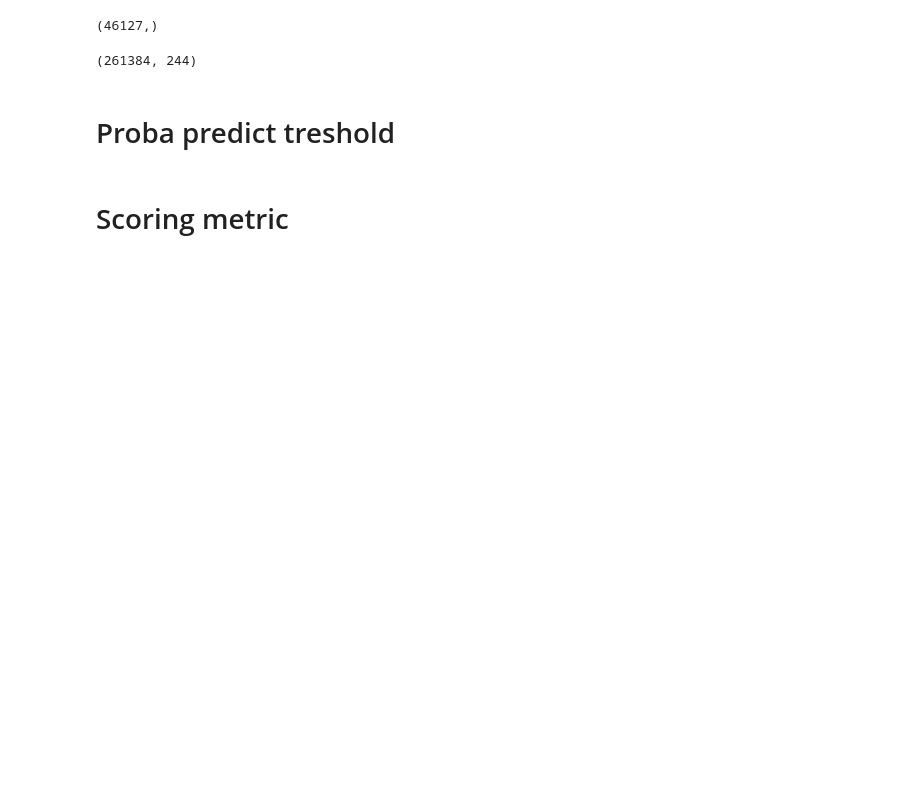
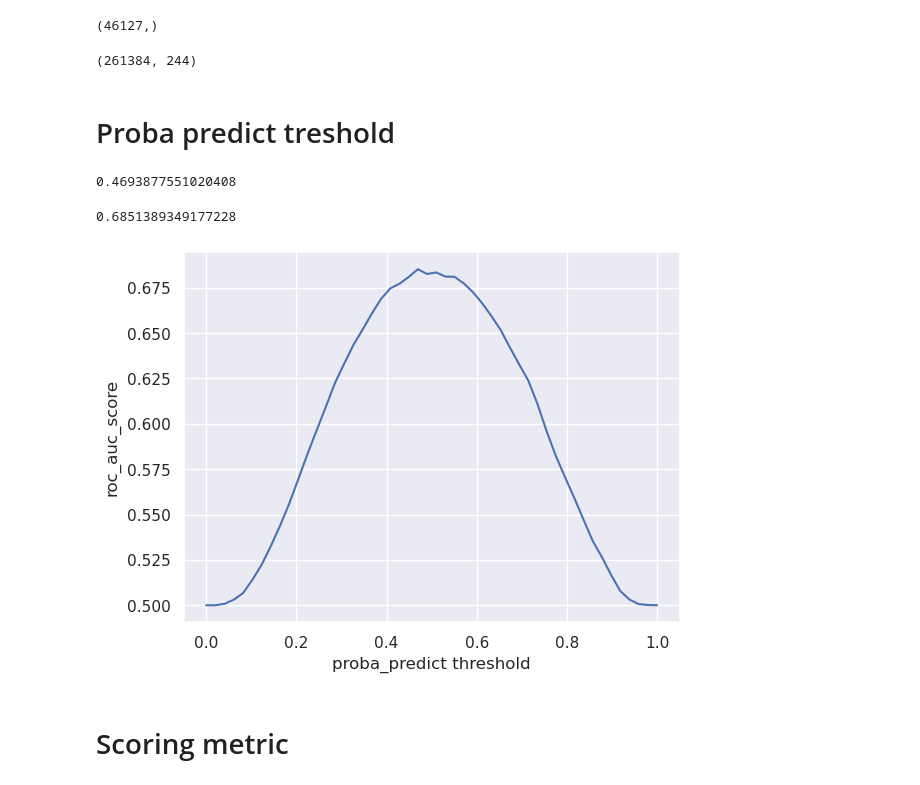
Before and after one commit to carlgennetais/P7_scoring_ML, a Jupyter notebook: notebooks/P7_04_modeling-pipeline.ipynb, the cells around one changed output. Cells and saved outputs as stored; diff of their text form; code cells hidden in the pictures; blank space fills up the shorter version.

Commit message:
manual mlflow tracking and added proba_predict threshold plot

```diff
--- a/notebooks/P7_04_modeling-pipeline.ipynb
+++ b/notebooks/P7_04_modeling-pipeline.ipynb
@@ -273,3 +263,31 @@ X_train.shape
+# %%
+res_roc_auc = pd.Series()
+res_accuracy = pd.Series()
+for threshold in np.linspace(0, 1, 50):
+    y_pred_threshold = (
+        model.predict_proba(
+            X_test,
+        )[:, 1]
+        >= threshold
+    ).astype(int)
+    res_roc_auc.loc[threshold] = metrics.roc_auc_score(y_test, y_pred_threshold)
+    res_accuracy.loc[threshold] = metrics.accuracy_score(y_test, y_pred_threshold)
+# %%
+res_roc_auc.idxmax()
+# %% [output]
+0.4693877551020408
+# %%
+res_roc_auc.max()
+# %% [output]
+0.6851389349177228
+# %%
+ax = res_roc_auc.plot()
+plt.xlabel('proba_predict threshold')
+plt.ylabel('roc_auc_score')
+plt.plot();
+# ax = res_accuracy.plot()
+# %% [output]
+[figure, added]
 # %% [markdown]
 # Scoring metric
 # %%
```
Also changed, not shown: parts of 23 cells of this notebook.
